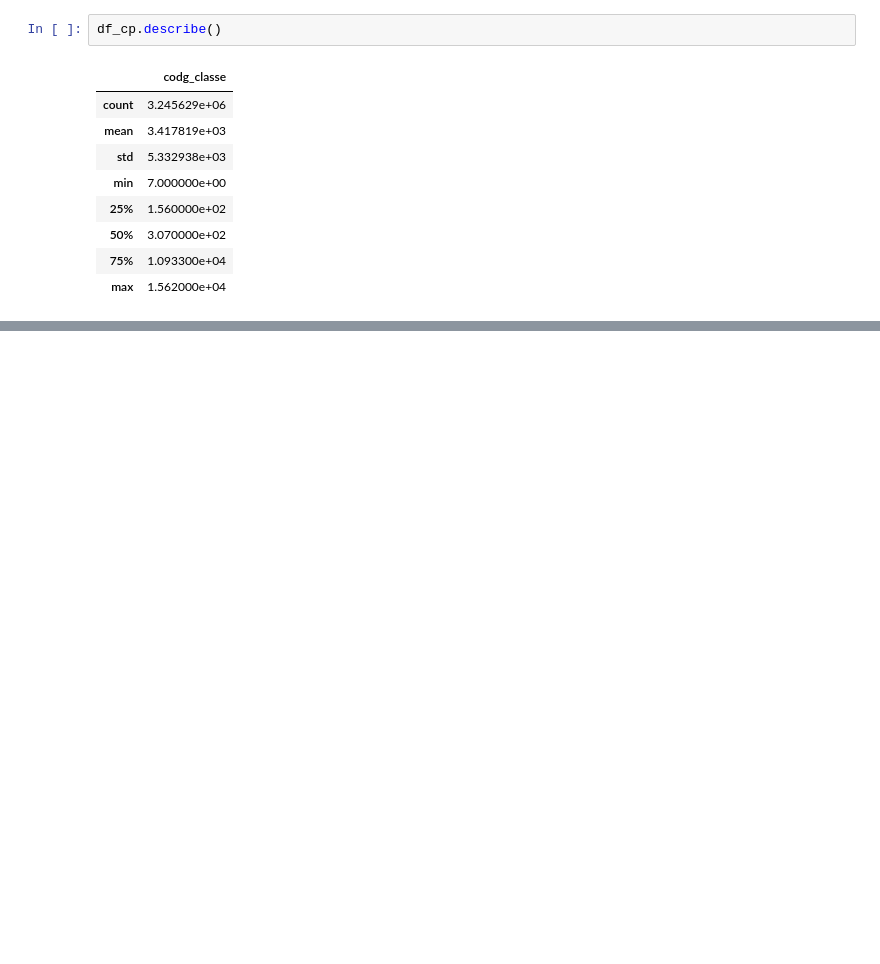
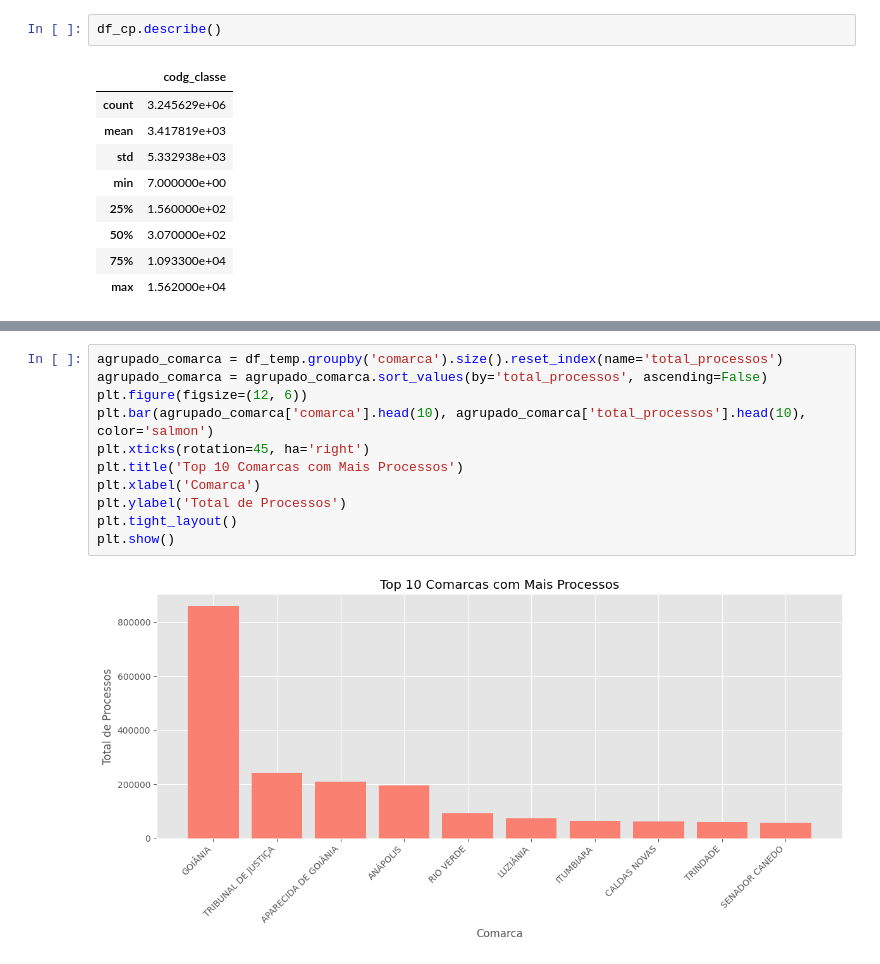
Before and after one commit to laysfreitas/TJGO_AprendizadoDeMaquina, a Jupyter notebook: 2 - Data Understanding.ipynb, the cells around one changed output, grey strips where cells are left out. Drawn from its saved outputs; the diff is of its cells as text; blank space fills up the shorter version.

```diff
--- a/2 - Data Understanding.ipynb
+++ b/2 - Data Understanding.ipynb
@@ -138,0 +279,13 @@ Como o método `describe()` opera exclusivamente com atributos numéricos, e a
+# %%
+agrupado_comarca = df_temp.groupby('comarca').size().reset_index(name='total_processos')
+agrupado_comarca = agrupado_comarca.sort_values(by='total_processos', ascending=False)
+plt.figure(figsize=(12, 6))
+plt.bar(agrupado_comarca['comarca'].head(10), agrupado_comarca['total_processos'].head(10), color='salmon')
+plt.xticks(rotation=45, ha='right')
+plt.title('Top 10 Comarcas com Mais Processos')
+plt.xlabel('Comarca')
+plt.ylabel('Total de Processos')
+plt.tight_layout()
+plt.show()
+# %% [output]
+[figure, added]
```
Also changed, not shown: parts of 14 cells of this notebook.
